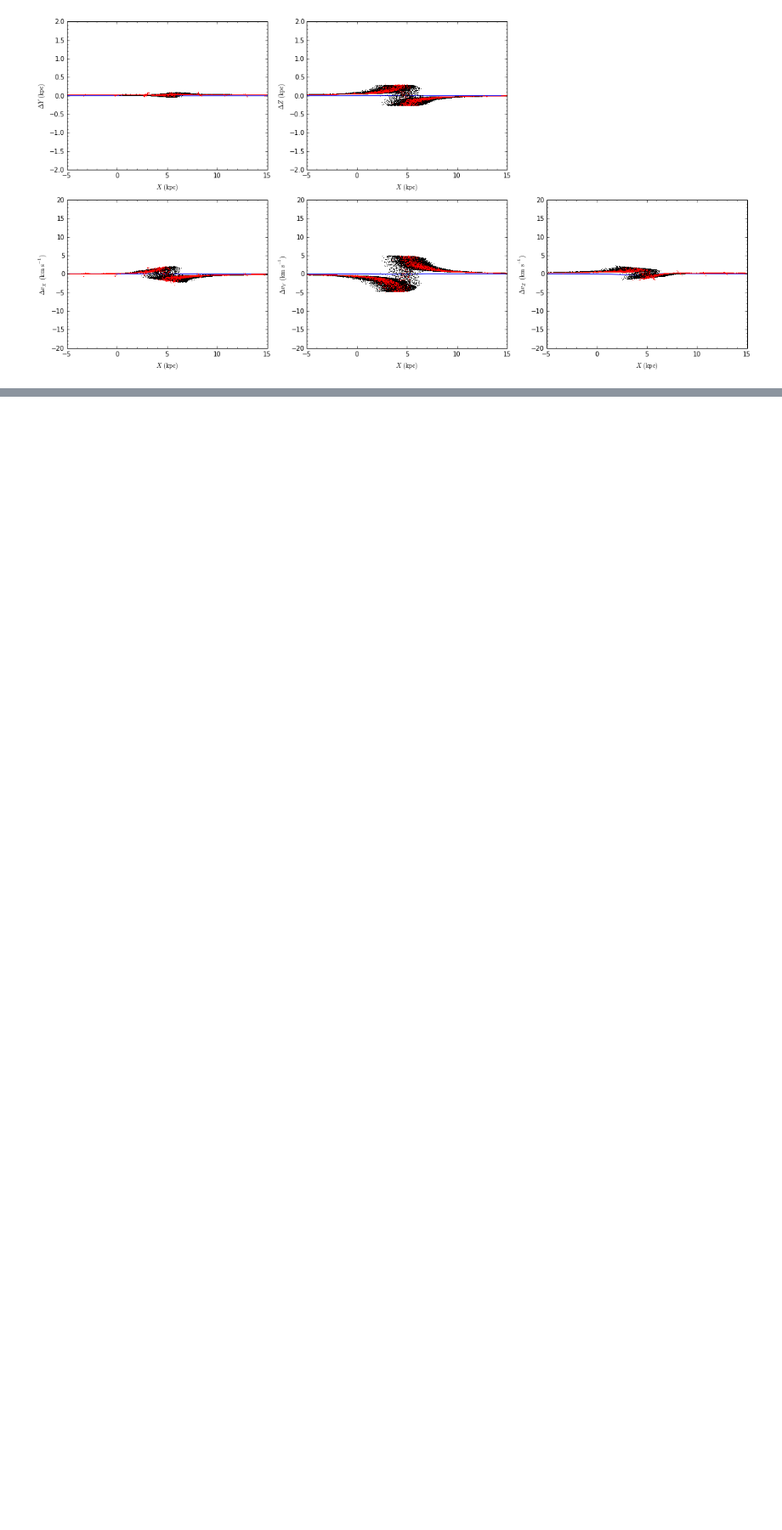
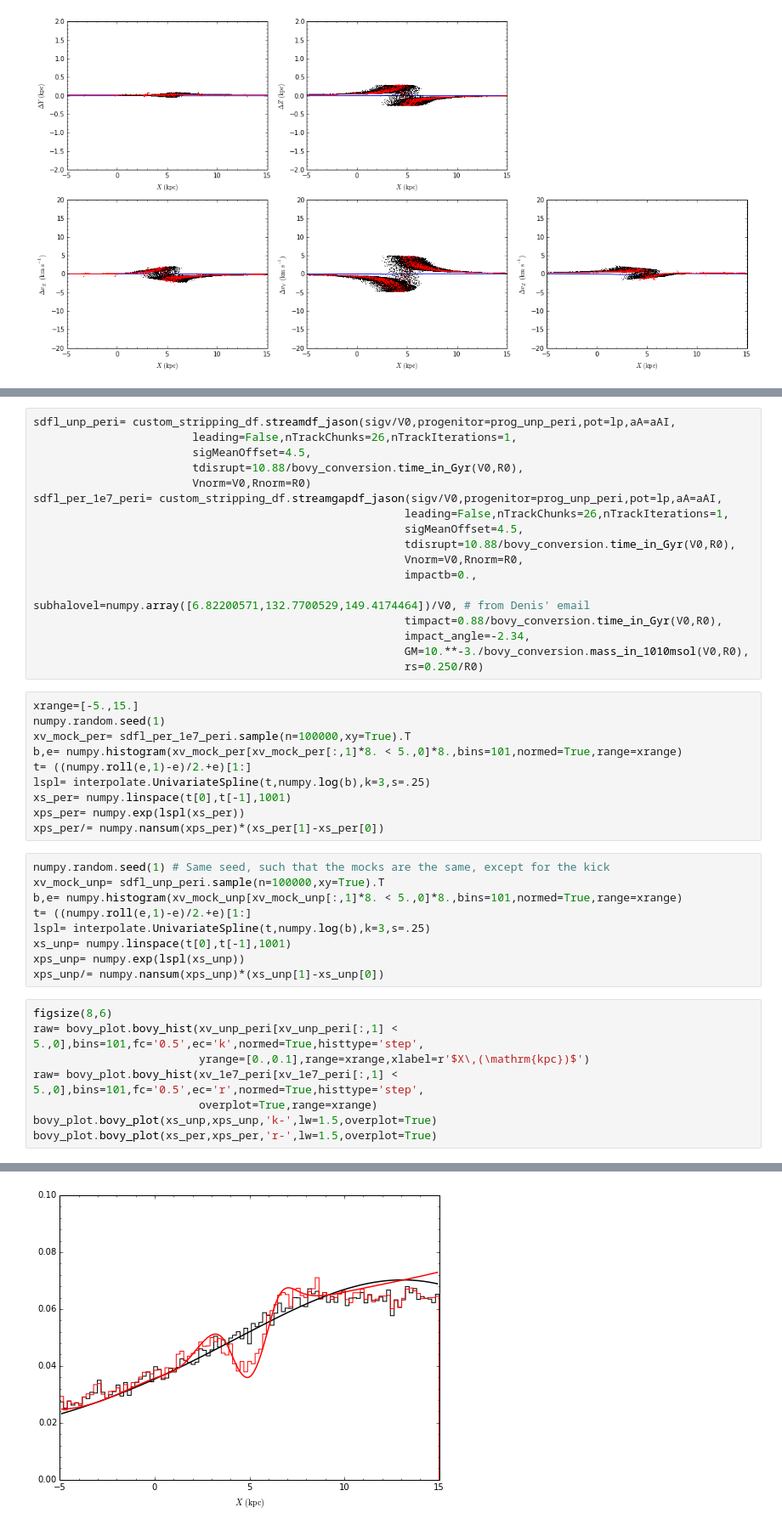
Before and after one commit to jobovy/streamgap-aa, a Jupyter notebook: py/galpyModelnonzeroJz-1e7.ipynb, the cells around one changed output, grey strips where cells are left out. Shown at 85% size. Drawn from its saved outputs; the diff is of its cells as text; blank space fills up the shorter version.

Commit message:
Update notebooks with Jason's stripping prescription

```diff
--- a/py/galpyModelnonzeroJz-1e7.ipynb
+++ b/py/galpyModelnonzeroJz-1e7.ipynb
@@ -632,0 +640,45 @@ tight_layout()
+# %%
+sdfl_unp_peri= custom_stripping_df.streamdf_jason(sigv/V0,progenitor=prog_unp_peri,pot=lp,aA=aAI,
+                        leading=False,nTrackChunks=26,nTrackIterations=1,
+                        sigMeanOffset=4.5,
+                        tdisrupt=10.88/bovy_conversion.time_in_Gyr(V0,R0),
+                        Vnorm=V0,Rnorm=R0)
+sdfl_per_1e7_peri= custom_stripping_df.streamgapdf_jason(sigv/V0,progenitor=prog_unp_peri,pot=lp,aA=aAI,
+                                                        leading=False,nTrackChunks=26,nTrackIterations=1,
+                                                        sigMeanOffset=4.5,
+                                                        tdisrupt=10.88/bovy_conversion.time_in_Gyr(V0,R0),
+                                                        Vnorm=V0,Rnorm=R0,
+                                                        impactb=0.,
+                                                        subhalovel=numpy.array([6.82200571,132.7700529,149.4174464])/V0, # from Denis' email
+                                                        timpact=0.88/bovy_conversion.time_in_Gyr(V0,R0),
+                                                        impact_angle=-2.34,
+                                                        GM=10.**-3./bovy_conversion.mass_in_1010msol(V0,R0),
+                                                        rs=0.250/R0)
+# %%
+xrange=[-5.,15.]
+numpy.random.seed(1)
+xv_mock_per= sdfl_per_1e7_peri.sample(n=100000,xy=True).T
+b,e= numpy.histogram(xv_mock_per[xv_mock_per[:,1]*8. < 5.,0]*8.,bins=101,normed=True,range=xrange)
+t= ((numpy.roll(e,1)-e)/2.+e)[1:]
+lspl= interpolate.UnivariateSpline(t,numpy.log(b),k=3,s=.25)
+xs_per= numpy.linspace(t[0],t[-1],1001)
+xps_per= numpy.exp(lspl(xs_per))
+xps_per/= numpy.nansum(xps_per)*(xs_per[1]-xs_per[0])
+# %%
+numpy.random.seed(1) # Same seed, such that the mocks are the same, except for the kick
+xv_mock_unp= sdfl_unp_peri.sample(n=100000,xy=True).T
+b,e= numpy.histogram(xv_mock_unp[xv_mock_unp[:,1]*8. < 5.,0]*8.,bins=101,normed=True,range=xrange)
+t= ((numpy.roll(e,1)-e)/2.+e)[1:]
+lspl= interpolate.UnivariateSpline(t,numpy.log(b),k=3,s=.25)
+xs_unp= numpy.linspace(t[0],t[-1],1001)
+xps_unp= numpy.exp(lspl(xs_unp))
+xps_unp/= numpy.nansum(xps_unp)*(xs_unp[1]-xs_unp[0])
+# %%
+figsize(8,6)
+raw= bovy_plot.bovy_hist(xv_unp_peri[xv_unp_peri[:,1] < 5.,0],bins=101,fc='0.5',ec='k',normed=True,histtype='step',
+                         yrange=[0.,0.1],range=xrange,xlabel=r'$X\,(\mathrm{kpc})$')
+raw= bovy_plot.bovy_hist(xv_1e7_peri[xv_1e7_peri[:,1] < 5.,0],bins=101,fc='0.5',ec='r',normed=True,histtype='step',
+                         overplot=True,range=xrange)
+bovy_plot.bovy_plot(xs_unp,xps_unp,'k-',lw=1.5,overplot=True)
+bovy_plot.bovy_plot(xs_per,xps_per,'r-',lw=1.5,overplot=True)
+# %% [output]
@@ -632,0 +686 @@ tight_layout()
+[figure, added]
```
Also changed, not shown: parts of 11 cells of this notebook, 1 other file.
